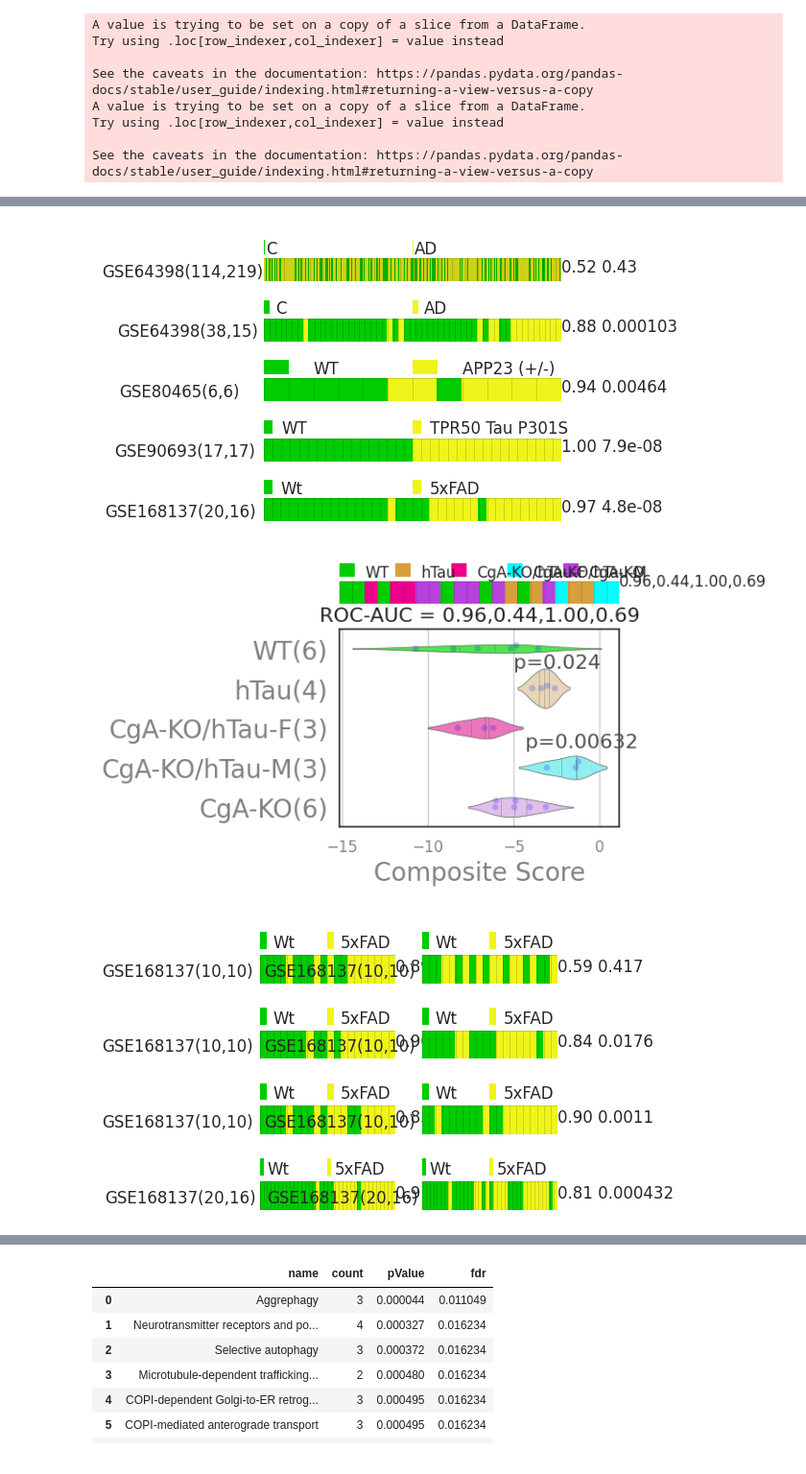
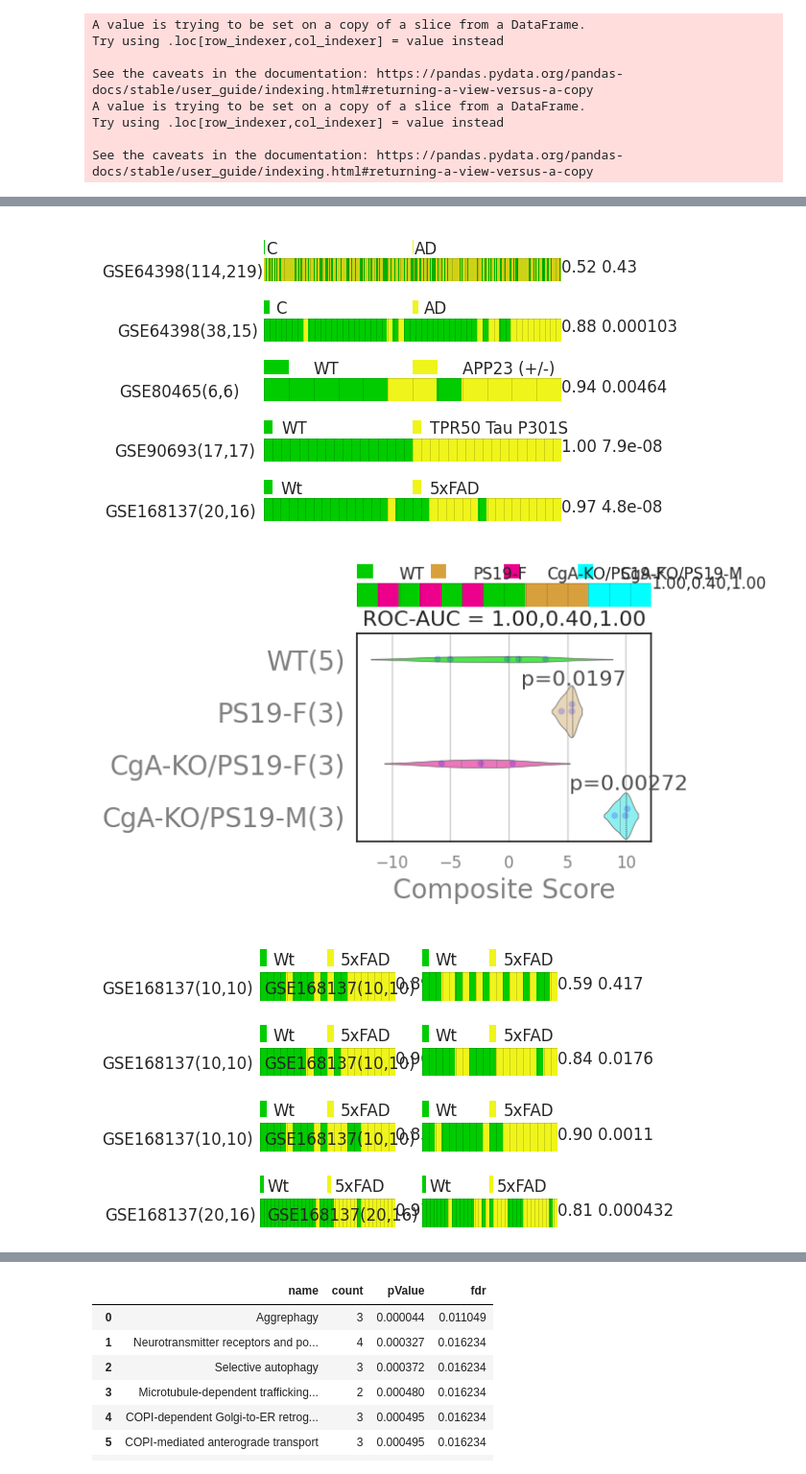
Before and after one commit to sahoo00/ADNet, a Jupyter notebook: AsymAD.ipynb, the cells around one changed output, grey strips where cells are left out. Shown at 96% size. Saved outputs shown, nothing was run; the diff lists cells and outputs as text; code cells hidden in the pictures.

```diff
--- a/AsymAD.ipynb
+++ b/AsymAD.ipynb
@@ -548,3 +555,28 @@ A value is trying to be set on a copy of a slice from a DataFrame.
 Try using .loc[row_indexer,col_indexer] = value instead
 
 See the caveats in the documentation: https://pandas.pydata.org/pandas-docs/stable/user_guide/indexing.html#returning-a-view-versus-a-copy
+# %%
+np = bone.np
+ana = bone.IBDAnalysis()
+ana.getSurvival("ad206")
+ana.order = ana.h.aRange()
+wt1, l1, name = bone.getADGeneSet(0)
+ana.orderData(l1, wt1)
+df = pd.DataFrame()
+df['Cells'] = ana.h.getSurvName('c disease-cell')[2:]
+df['BoNE'] = ana.f_ranks
+data = []
+atypes = list(df['Cells'].unique())
+for k in atypes:
+    data += [list(df[df['Cells'] == k]['BoNE'])]
+#ax = bone.plotViolin(data, atypes, {'vert':0, 'w':3, 'h':5})
+cells = []
+pvals = []
+for i in range(0, len(data), 2):
+    cell = re.sub(".*-", "", atypes[i])
+    t, p = bone.ttest_ind(data[i],data[i+1], equal_var=False)
+    print(cell, t, p)
+    cells += [cell]
+    pvals += [-np.log10(p)]
+fig, ax = plt.subplots(figsize=(15, 3))
+ax.bar(cells, pvals)
@@ -586,7 +637,8 @@ res += bone.plotTitleBarSingle(ana, axlist[4], None)
 #pdf.savefig(transparent=True, bbox_inches = 'tight', facecolor='#FFF7CD')
 pdf.savefig(transparent=True, bbox_inches = 'tight')
 
-ana.getSMps19PFCmmIII(3)
+#ana.getSMps19PFCmmIII(3)
+ana.getSMps19PFCmm(4)
 fig = bone.processData(ana, l1, wt1, desc=None, violin=1)
 ana.printAllPvals()
 bone.adjustFigure(ana, fig, xlabel="Composite Score", wfactor=2)
@@ -611,6 +663,7 @@ for i in range(2):
 pdf.savefig(transparent=True, bbox_inches = 'tight')
 
 df = pd.DataFrame(res, columns=['ROC-AUC', 'Pval', 'Tval', 'x', 'y'])
+df.to_csv("results/5xfad-data.txt", sep="\t", index=False)
 fig, ax = plt.subplots(figsize=(2.5, 4*0.7+1), dpi=100)
 ax = bone.sns.scatterplot(x='x', y='y', size="ROC-AUC", color='red',
                      sizes = (0, 200), size_norm = (0.5, 1),
@@ -663,6 +716,8 @@ for j in range(4):
 pdf.savefig(transparent=True, bbox_inches = 'tight')
 
 df = pd.DataFrame(res, columns=['ROC-AUC', 'Pval', 'Tval', 'x', 'y'])
+df.to_csv("results/app23-data.txt", sep="\t", index=False)
+
 fig, ax = plt.subplots(figsize=(1.5, 4*0.7+1), dpi=100)
 ax = bone.sns.scatterplot(x='x', y='y', size="ROC-AUC", color='red',
                      sizes = (0, 200), size_norm = (0.5, 1),
@@ -700,10 +755,11 @@ ax.set_ylim([-1, 4])
 #pdf.savefig(transparent=True, bbox_inches = 'tight', facecolor='#FFF7CD')
 pdf.savefig(transparent=True, bbox_inches = 'tight')
 
-pathway = "GOBP_INFLAMMASOME_MEDIATED_SIGNALING_PATHWAY"
+pathway = "KEGG_MEDICUS_REFERENCE_REGULATION_OF_NLRP3_INFLAMMASOME_SIGNALING_PATHWAY_NLRP3_INHIBITION"
 wt1, l1 = bone.getMSigDB(pathway)
 ana = bone.IBDAnalysis()
-ana.getSMps19PFCmmIII(4)
+#ana.getSMps19PFCmmIII(4)
+ana.getSMps19PFCmm(4)
 bone.acolor = bone.acolor[1:]
 fig = bone.processData(ana, l1, wt1, None, 1)
 ana.printAllPvals()
@@ -732,5 +788,5 @@ CgA-KO/hTau-M vs CgaKO 4.1, 0.00494
 [figure]
-[figure, old version]
+[figure, new version]
 [figure]
 [figure]
 [figure]
```
Also changed, not shown: parts of 47 cells of this notebook, 15 other files.
